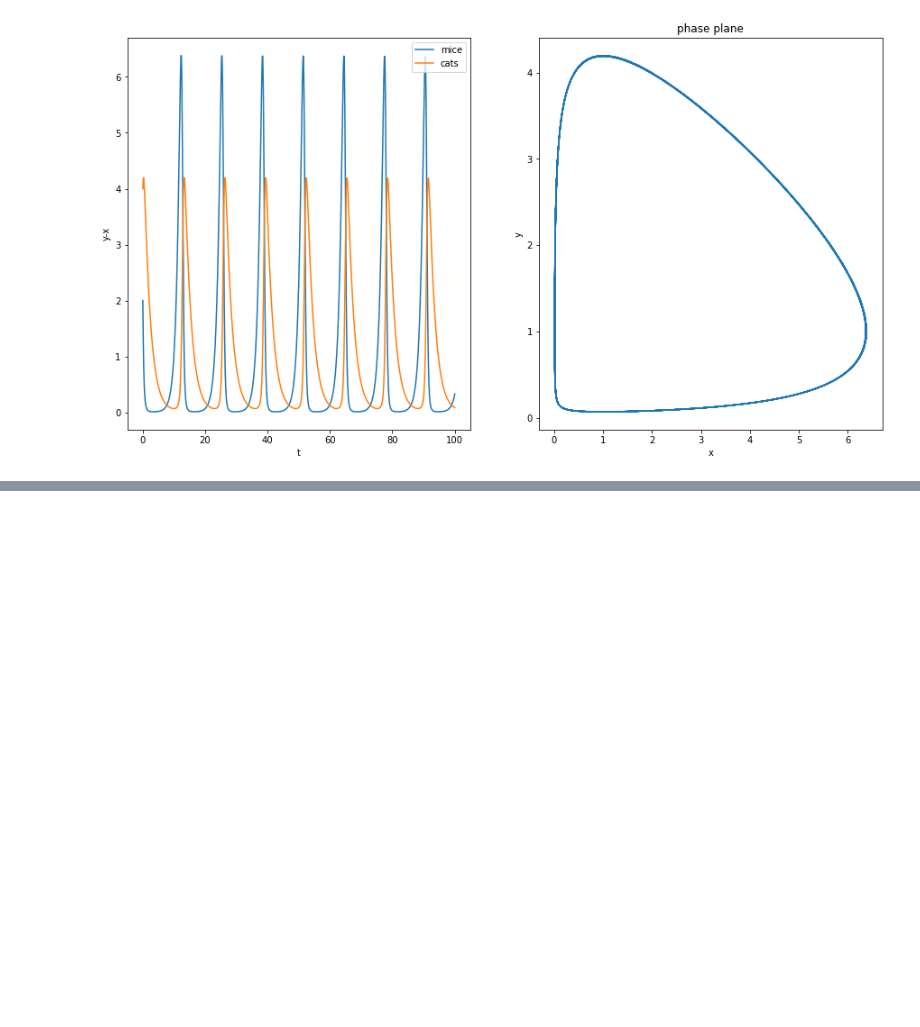
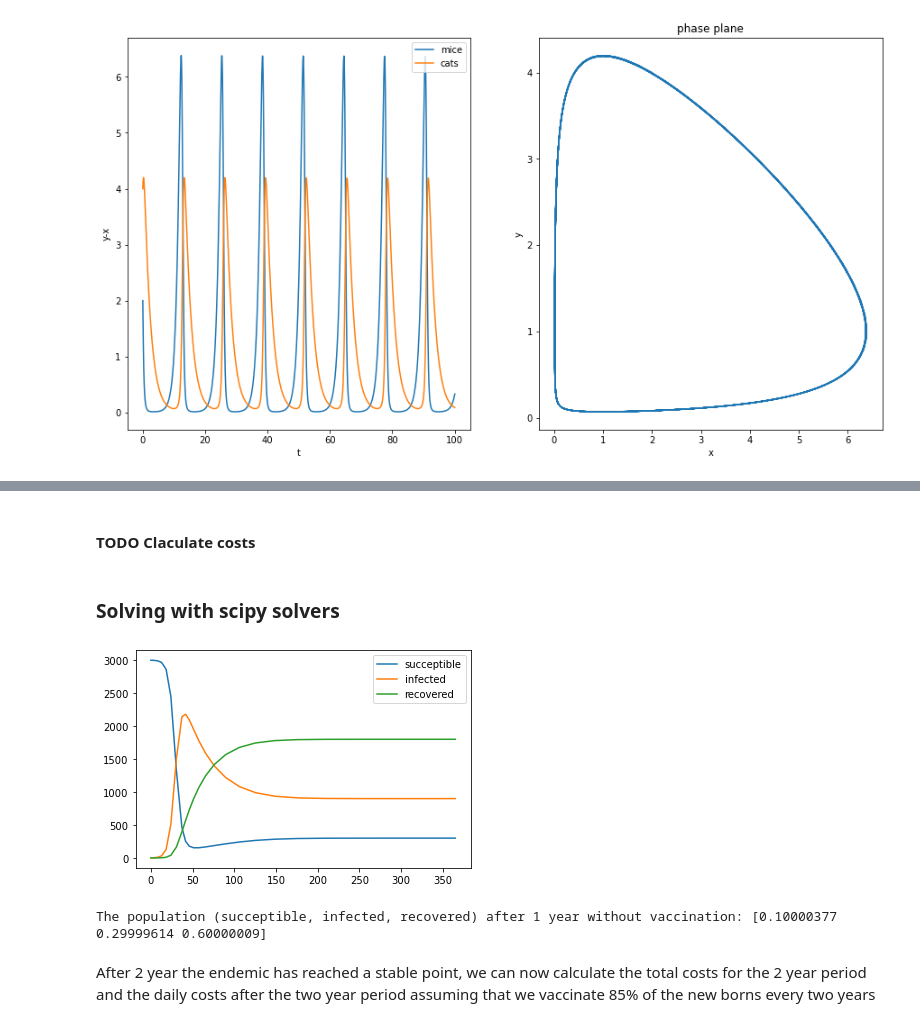
Before and after one commit to moxlos/algorithms, a Jupyter notebook: diff_eqs/systems_odes.ipynb, the cells around one changed output, grey strips where cells are left out. Saved outputs shown, nothing was run; the diff lists cells and outputs as text; code cells hidden in the pictures; blank space fills up the shorter version.

```diff
--- a/diff_eqs/systems_odes.ipynb
+++ b/diff_eqs/systems_odes.ipynb
@@ -82,0 +218,20 @@ plt.show()
+# %% [markdown]
+#### TODO Claculate costs
+# %% [markdown]
+### Solving with scipy solvers
+# %%
+sol = solve_ivp(lambda t,y: SIR(b=0.01,a=0.3,r=0.02,v=0,d=0.01)(y,t),t_span=[tmin,tmax],y0=s0)
+
+t = sol.t
+plt.plot(t,sol.y[0], label = 'succeptible')
+plt.plot(t,sol.y[1], label = 'infected')
+plt.plot(t,sol.y[2], label = 'recovered')
+plt.legend()
+plt.show()
+print("The population (succeptible, infected, recovered) after 1 year without vaccination:",
+      sol.y[:,-1]/sol.y[:,-1].sum(axis=0))
+# %% [output]
+[figure, added]
+The population (succeptible, infected, recovered) after 1 year without vaccination: [0.10000377 0.29999614 0.60000009]
+# %% [markdown]
+After 2 year the endemic has reached a stable point, we can now calculate the total costs for the 2 year period and the daily costs after the two year period assuming that we vaccinate 85% of the new borns every two years
```
Also changed, not shown: parts of 11 cells of this notebook.
